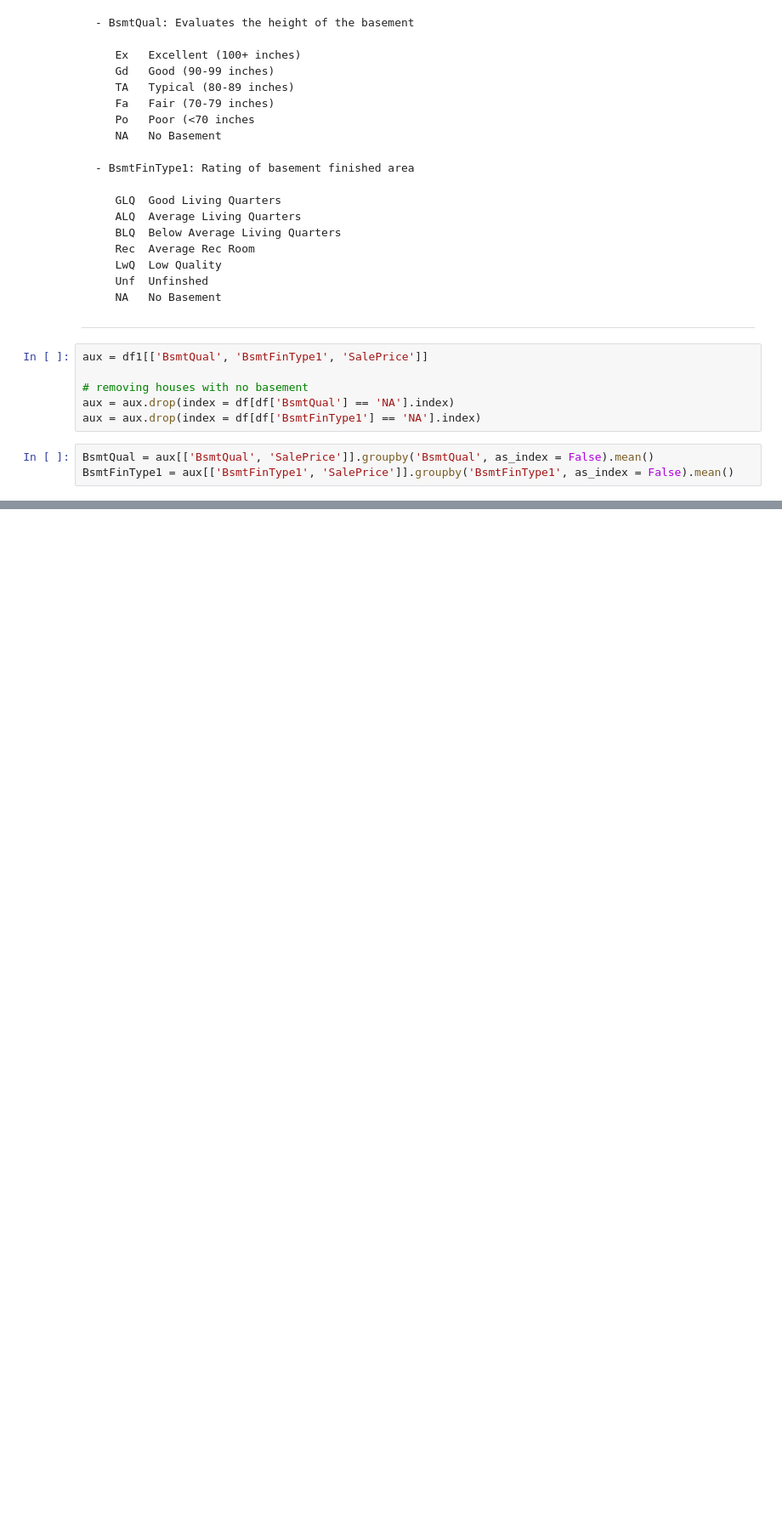
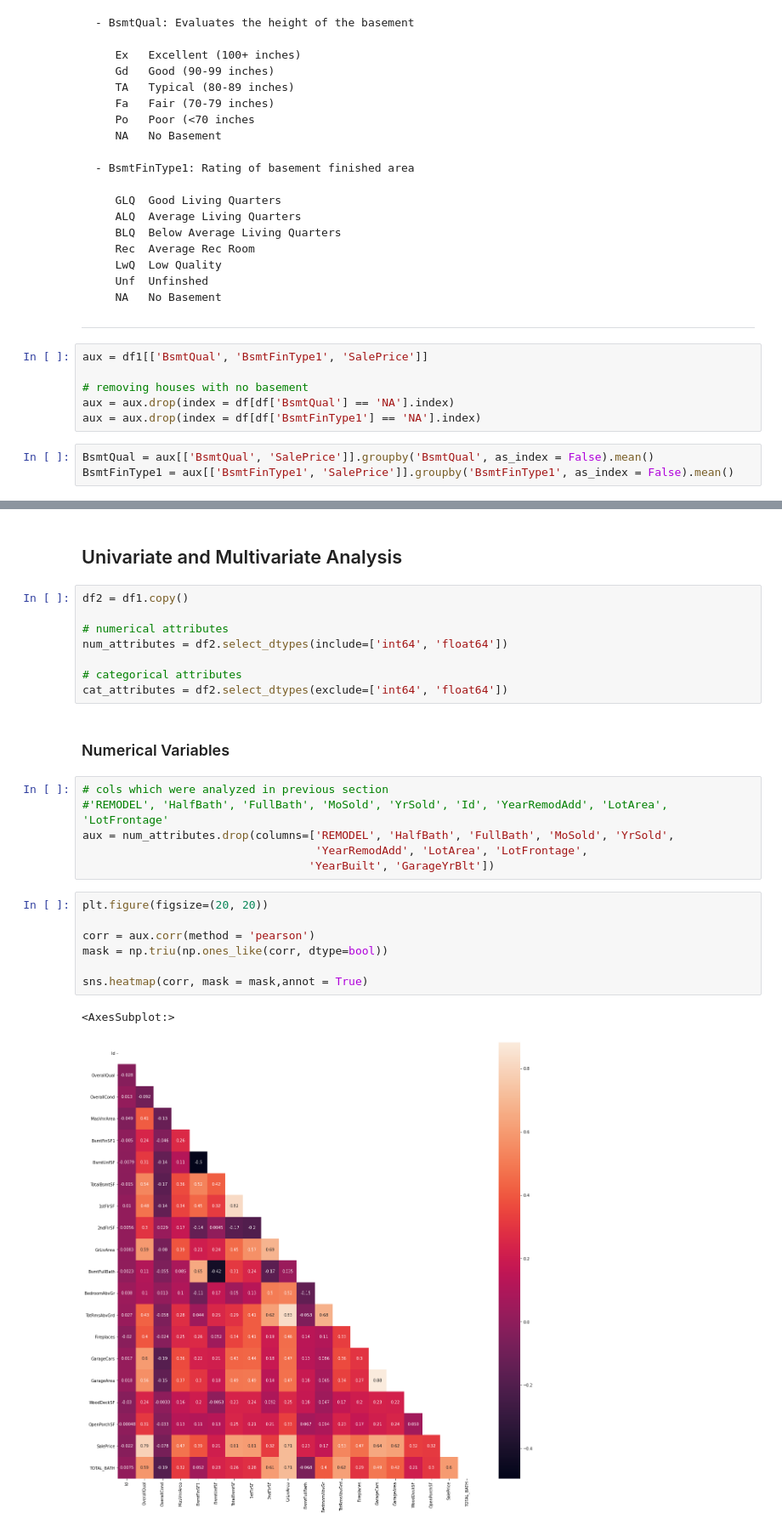
Before and after one commit to daianeklein/House-Prices-advRegressionTechniques, a Jupyter notebook: Adv-House-Prediction.ipynb, the cells around one changed output, grey strips where cells are left out. Shown at 85% size. Drawn from its saved outputs; the diff is of its cells as text; blank space fills up the shorter version.

```diff
--- a/Adv-House-Prediction.ipynb
+++ b/Adv-House-Prediction.ipynb
@@ -706,0 +856,28 @@ sns.despine(bottom = True, left = True);
+# %% [markdown]
+## Univariate and Multivariate Analysis
+# %%
+df2 = df1.copy()
+
+# numerical attributes
+num_attributes = df2.select_dtypes(include=['int64', 'float64'])
+
+# categorical attributes
+cat_attributes = df2.select_dtypes(exclude=['int64', 'float64'])
+# %% [markdown]
+### Numerical Variables
+# %%
+# cols which were analyzed in previous section
+#'REMODEL', 'HalfBath', 'FullBath', 'MoSold', 'YrSold', 'Id', 'YearRemodAdd', 'LotArea', 'LotFrontage'
+aux = num_attributes.drop(columns=['REMODEL', 'HalfBath', 'FullBath', 'MoSold', 'YrSold',
+                                   'YearRemodAdd', 'LotArea', 'LotFrontage',
+                                  'YearBuilt', 'GarageYrBlt'])
+# %%
+plt.figure(figsize=(20, 20))
+
+corr = aux.corr(method = 'pearson')
+mask = np.triu(np.ones_like(corr, dtype=bool))
+
+sns.heatmap(corr, mask = mask,annot = True)
+# %% [output]
+<AxesSubplot:>
+[figure, added]
```
Also changed, not shown: parts of 83 cells of this notebook.
